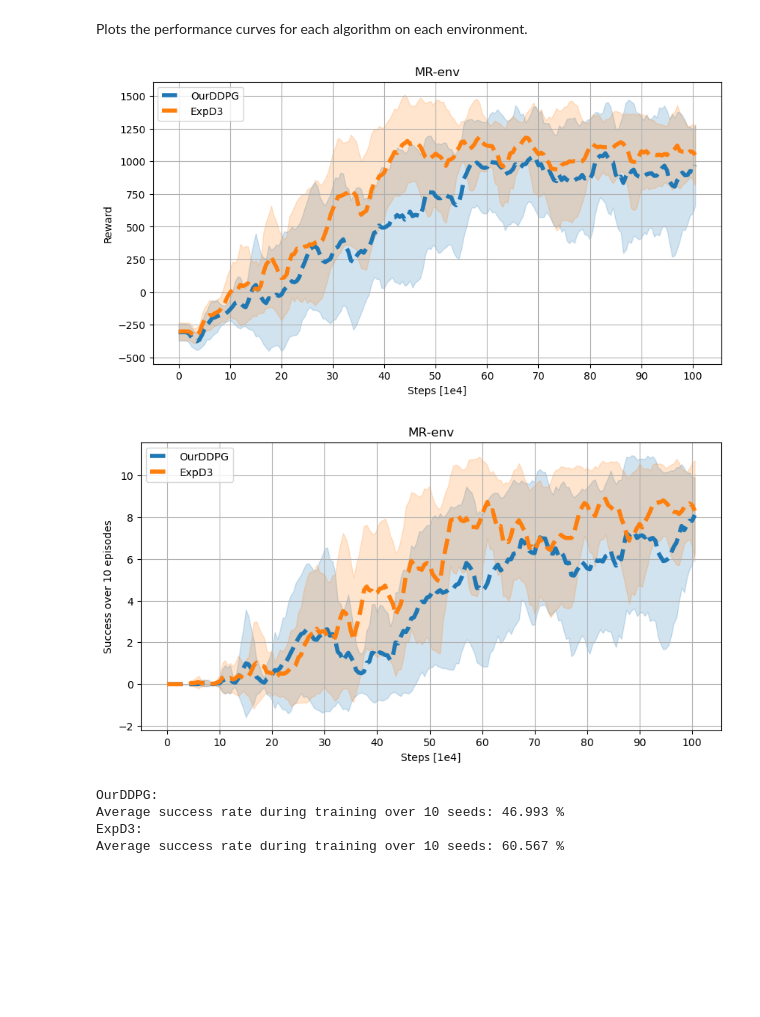
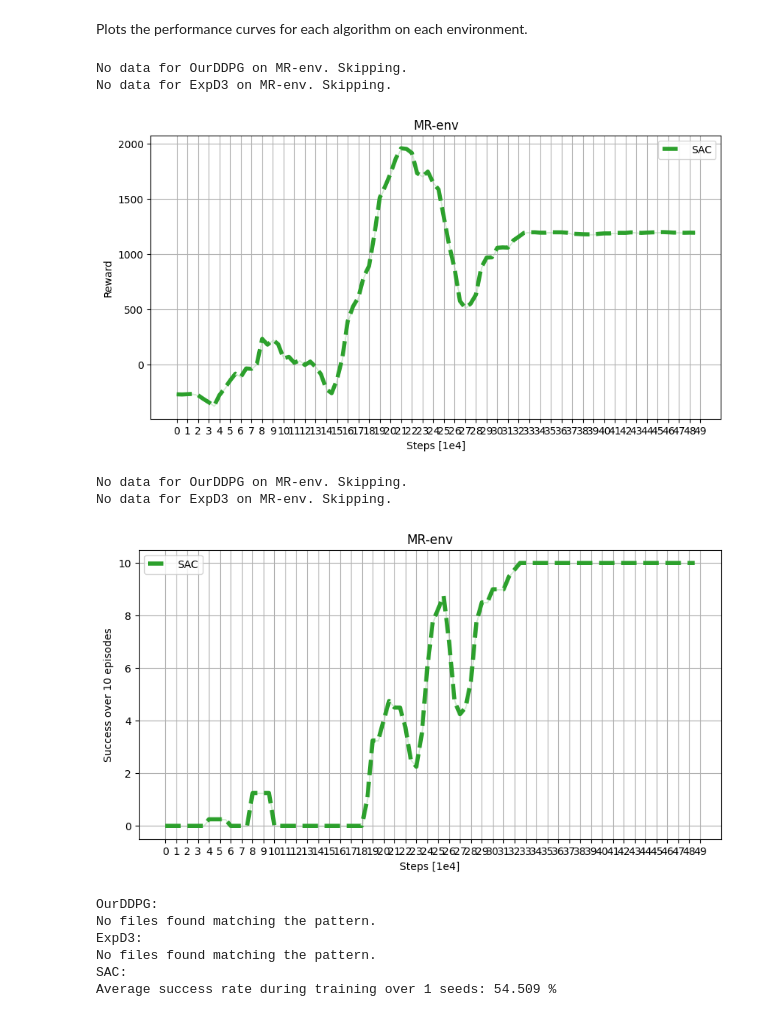
Before and after one commit to turcato-niccolo/test_turtlebot, a Jupyter notebook: 2d_envs/results.ipynb, the cells around one changed output. Saved outputs shown, nothing was run; the diff lists cells and outputs as text; code cells hidden in the pictures; blank space fills up the shorter version.

```diff
--- a/2d_envs/results.ipynb
+++ b/2d_envs/results.ipynb
@@ -68,7 +68,7 @@ def plot(ENVS, ALGORITHMS, curves, t):
 
             ax.plot(x, mu, label=alg, linewidth=4, linestyle='--', color='C' + str(i))  # Plot mean curve
             ax.fill_between(x, mu + sigma, mu - sigma, alpha=0.2, color='C' + str(i))  # Fill between std deviation
-            ax.set_xticks(np.arange(0, x[-1] + 1, step=10))
+            ax.set_xticks(np.arange(0, x[-1] + 1, step=1))
             ax.grid(True)  # Add grid
 
         ax.legend()  # Add legend for algorithms
@@ -78,18 +78,20 @@ Plots the performance curves for each algorithm on each environment.
 # %%
 # Define environments and algorithms
 ENVS = ['MR-env']
-ALGORITHMS = ['OurDDPG', 'ExpD3']
+ALGORITHMS = ['OurDDPG', 'ExpD3', 'SAC']
 
 # ENVS = ['MR-env', 'MR-corridor-env']
 
 done = 0
 
 # Load the curves
 curves = load_curves(ALGORITHMS, ENVS, done)
 # Plot data
 plot(ENVS, ALGORITHMS, curves, done)
 # %% [output]
+No data for OurDDPG on MR-env. Skipping.
+No data for ExpD3 on MR-env. Skipping.
-[figure, old version]
+[figure, new version]
 # %%
 done = 1
 # Load the curves
@@ -97,7 +99,9 @@ curves = load_curves(ALGORITHMS, ENVS, done)
 # Plot data
 plot(ENVS, ALGORITHMS, curves, done)
 # %% [output]
+No data for OurDDPG on MR-env. Skipping.
+No data for ExpD3 on MR-env. Skipping.
-[figure, old version]
+[figure, new version]
 # %%
 import glob
 
@@ -128,8 +132,12 @@ print("OurDDPG:")
 calculate_mean_success_rate("./data/results/OurDDPG_MR-env_*_t.npy")
 print("ExpD3:")
 calculate_mean_success_rate("./data/results/ExpD3_MR-env_*_t.npy")
+print("SAC:")
+calculate_mean_success_rate("./results/SAC_MR-env_*_t.npy")
 # %% [output]
 OurDDPG:
-Average success rate during training over 10 seeds: 46.993 %
+No files found matching the pattern.
 ExpD3:
-Average success rate during training over 10 seeds: 60.567 %
+No files found matching the pattern.
+SAC:
+Average success rate during training over 1 seeds: 54.509 %
```
Also changed, not shown: 4 other files.
